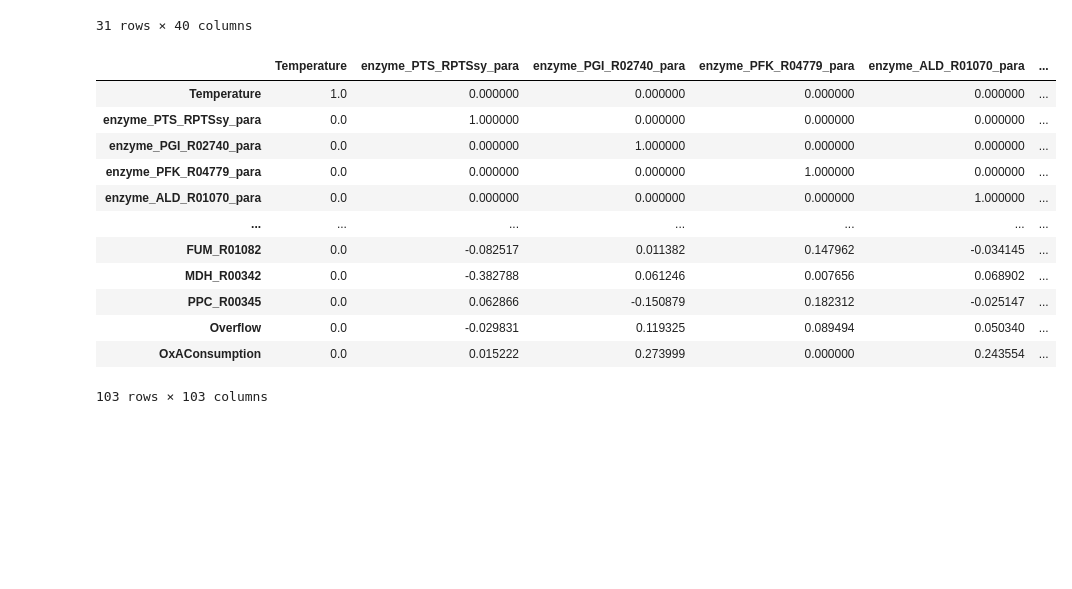
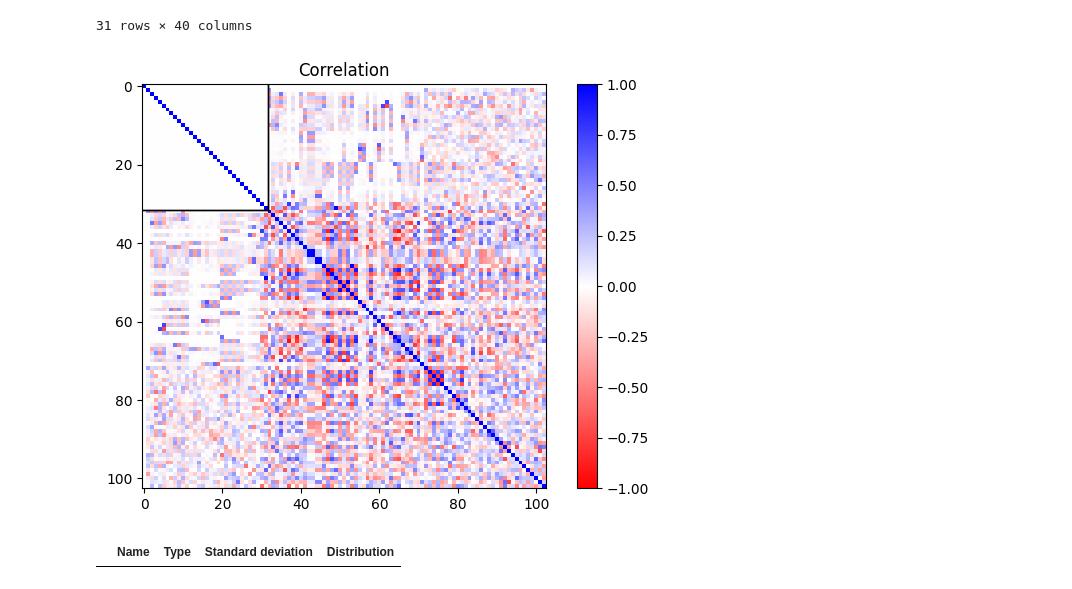
Before and after one commit to tuturax/BadAss, a Jupyter notebook: test_class.ipynb, the cells around one changed output. Drawn from its saved outputs; the diff is of its cells as text; code cells hidden in the pictures; blank space fills up the shorter version.

```diff
--- a/test_class.ipynb
+++ b/test_class.ipynb
@@ -193,19 +197,11 @@ momo.elasticity.s
 | Overflow | -0.0 | -0.0 | -0.0 | -0.0 | -0.0 | -0.5 | -0.0 | ... |
 | OxAConsumption | -0.0 | -0.0 | -0.0 | -0.0 | -0.0 | -0.0 | -0.0 | ... |
 31 rows × 40 columns
+# %%
+momo.plot(result="rho", label=False, value_in_cell=False)
+# %% [output]
+[figure, added]
 # %%
-momo.rho()
+momo.data_sampling
 # %% [output]
-|  | Temperature | enzyme_PTS_RPTSsy_para | enzyme_PGI_R02740_para | enzyme_PFK_R04779_para | enzyme_ALD_R01070_para | ... |
-| Temperature | 1.0 | 0.000000 | 0.000000 | 0.000000 | 0.000000 | ... |
-| enzyme_PTS_RPTSsy_para | 0.0 | 1.000000 | 0.000000 | 0.000000 | 0.000000 | ... |
-| enzyme_PGI_R02740_para | 0.0 | 0.000000 | 1.000000 | 0.000000 | 0.000000 | ... |
-| enzyme_PFK_R04779_para | 0.0 | 0.000000 | 0.000000 | 1.000000 | 0.000000 | ... |
-| enzyme_ALD_R01070_para | 0.0 | 0.000000 | 0.000000 | 0.000000 | 1.000000 | ... |
-| ... | ... | ... | ... | ... | ... | ... |
-| FUM_R01082 | 0.0 | -0.082517 | 0.011382 | 0.147962 | -0.034145 | ... |
-| MDH_R00342 | 0.0 | -0.382788 | 0.061246 | 0.007656 | 0.068902 | ... |
-| PPC_R00345 | 0.0 | 0.062866 | -0.150879 | 0.182312 | -0.025147 | ... |
-| Overflow | 0.0 | -0.029831 | 0.119325 | 0.089494 | 0.050340 | ... |
-| OxAConsumption | 0.0 | 0.015222 | 0.273999 | 0.000000 | 0.243554 | ... |
+|  | Name | Type | Standard deviation | Distribution |
-103 rows × 103 columns
```
Also changed, not shown: parts of 10 cells of this notebook, 1 other file.
